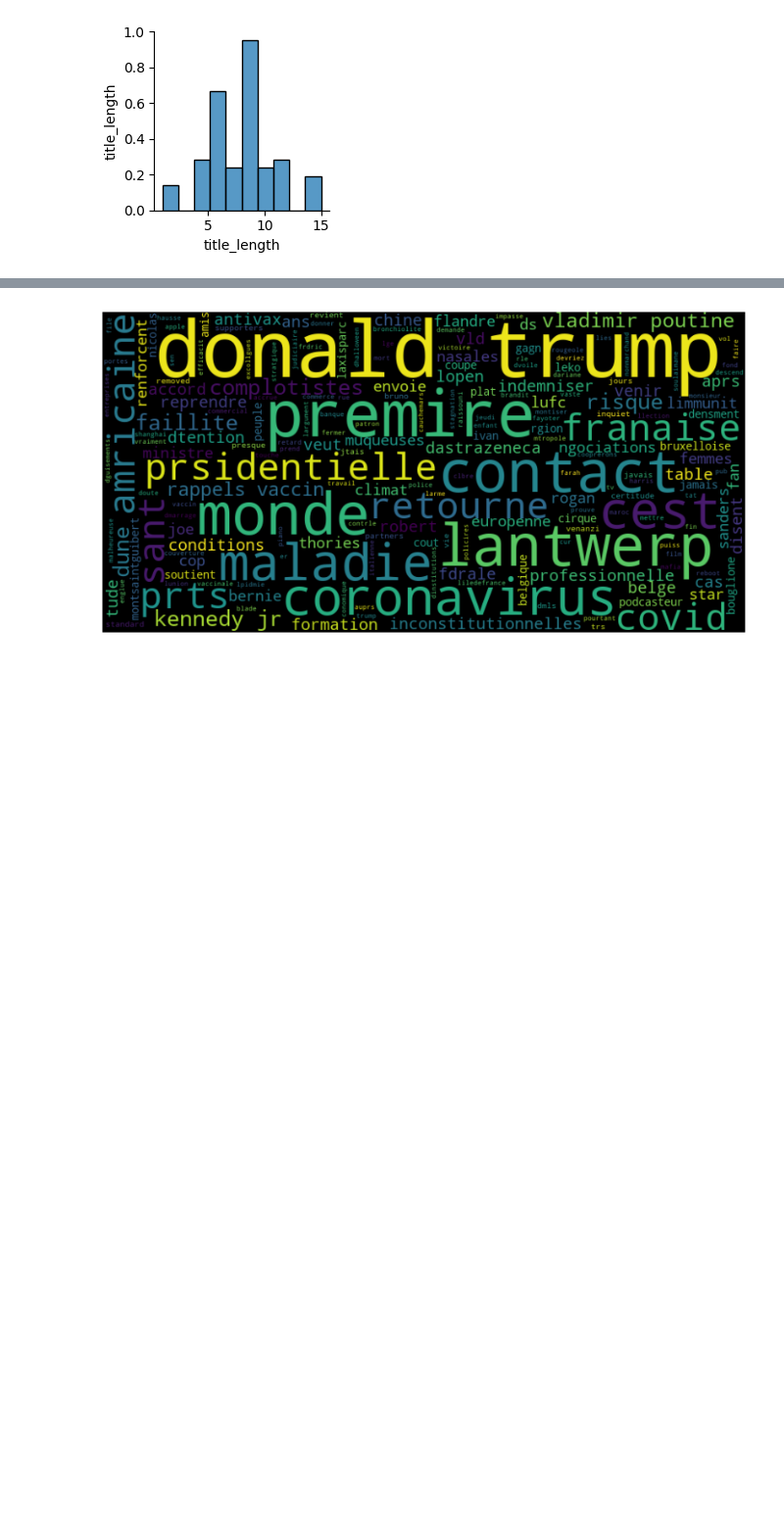
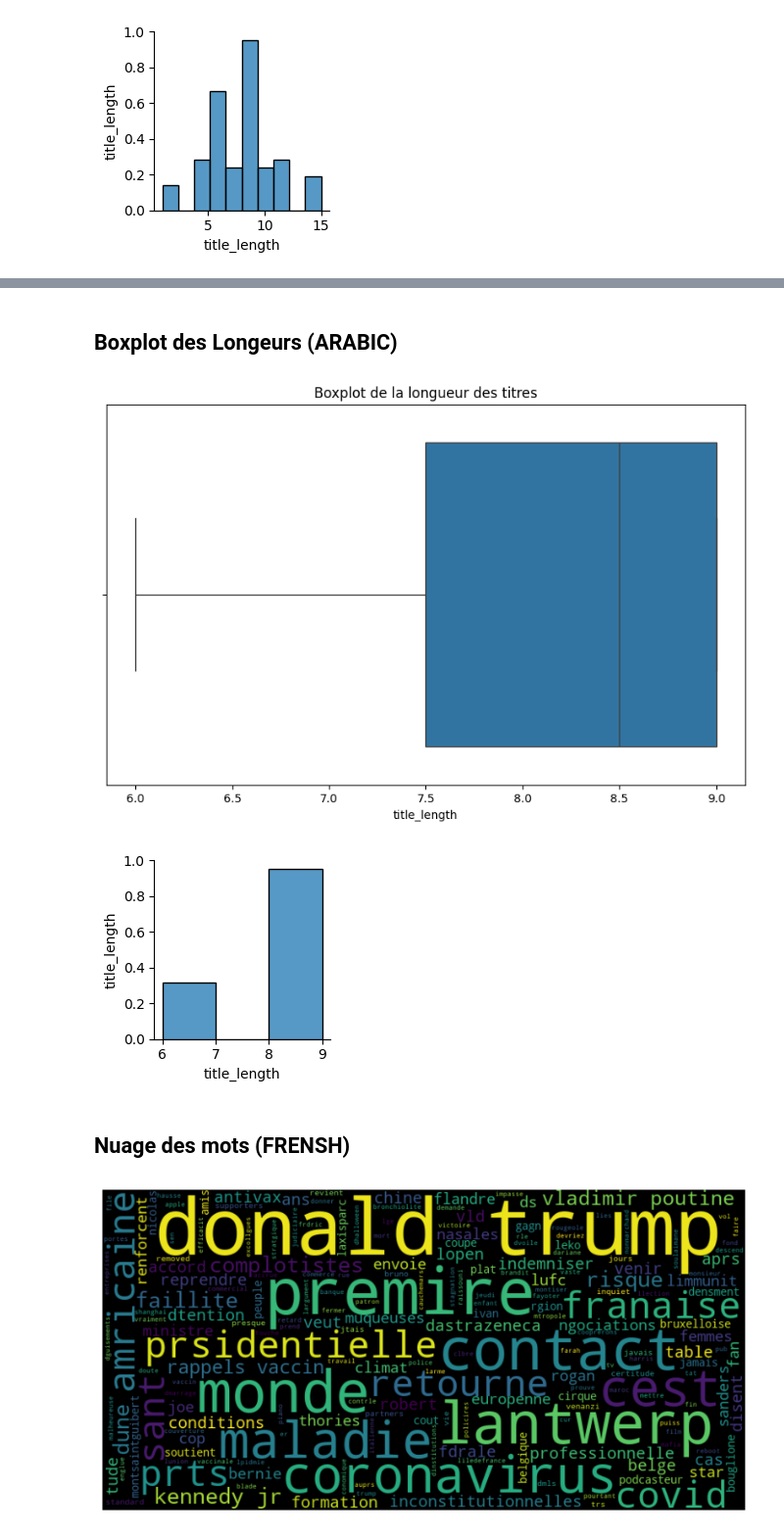
Before and after one commit to abderrafii80/Multilingual-Tweet, a Jupyter notebook: notebooks/pretraitement_articles.ipynb, the cells around one changed output, grey strips where cells are left out. Shown at 98% size. Cells and saved outputs as stored; diff of their text form; code cells hidden in the pictures; blank space fills up the shorter version.

```diff
--- a/notebooks/pretraitement_articles.ipynb
+++ b/notebooks/pretraitement_articles.ipynb
@@ -105,3 +298,20 @@ plt.show()
+# %% [markdown]
+## Boxplot des Longeurs (ARABIC)
+# %%
+# Boxplot des longueurs de texte
+plt.figure(figsize=(10, 6))
+sns.boxplot(x=df_ar['title_length'])
+plt.title("Boxplot de la longueur des titres")
+plt.show()
+
+# Pairplot pour examiner les relations entre les variables numériques
+sns.pairplot(df_ar[['title_length']])  # Ajouter d'autres variables numériques ici si nécessaire
+plt.show()
+# %% [output]
+[figure, added]
+[figure, added]
+# %% [markdown]
+## Nuage des mots (FRENSH)
 # %%
 from wordcloud import WordCloud
 
```
Also changed, not shown: parts of 24 cells of this notebook, 24 other files.
